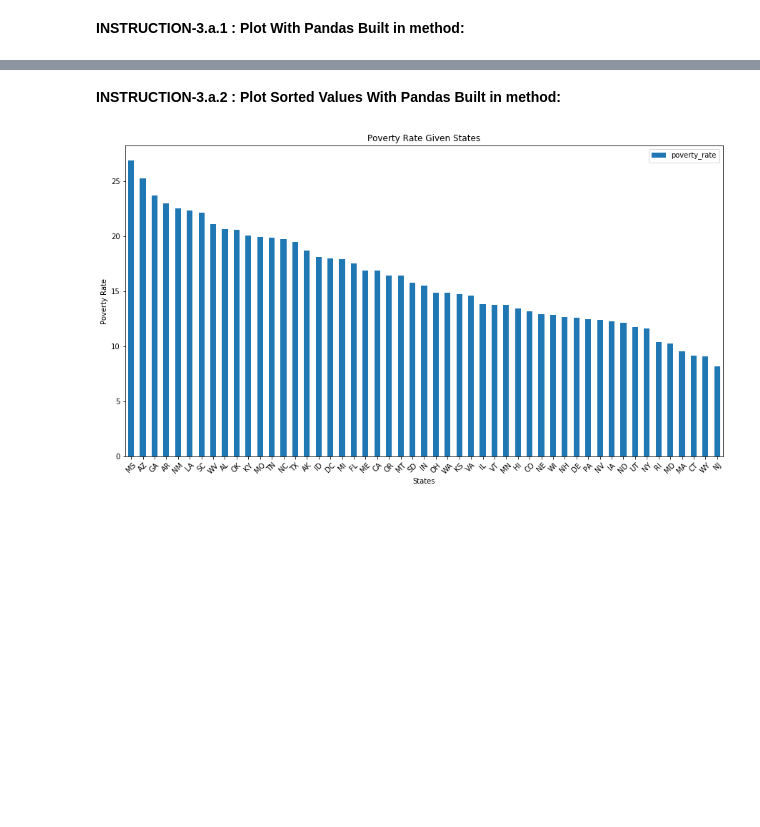
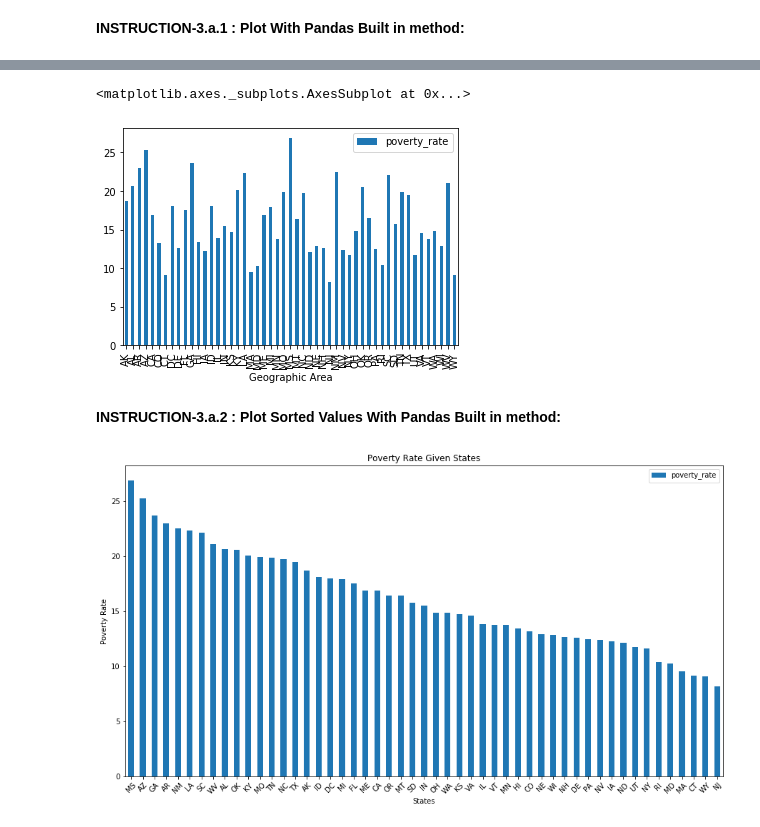
Before and after one commit to idenw/Statistics-Data-Analysis-with-Python-Data-Visualization-with-Python, a Jupyter notebook: 02-EU_DS_DVPy_M1-(PoliceKills)/USA_Fatal_Police_Shoot_Analyse_student_version.ipynb, the cells around one changed output, grey strips where cells are left out. Cells and saved outputs as stored; diff of their text form; code cells hidden in the pictures; blank space fills up the shorter version.

```diff
--- a/02-EU_DS_DVPy_M1-(PoliceKills)/USA_Fatal_Police_Shoot_Analyse_student_version.ipynb
+++ b/02-EU_DS_DVPy_M1-(PoliceKills)/USA_Fatal_Police_Shoot_Analyse_student_version.ipynb
@@ -77,5 +77,7 @@ memory usage: 687.5+ KB
 Problem: data type of poverty_rate colum is object. We need to convert it to a numeric type (float).
 # %% [markdown]
 **INSTRUCTION-2 : Convert type of poverty_rate colum to a numeric type (float).**
+# %%
+pr["poverty_rate"]= pr["poverty_rate"].astype("float")
 # %% [markdown]
 **INSTRUCTION-3 : Plot the Poverty rate of each state. (Demonstrate mean value of each Geogrophic Area (AL, AK, AR).)**
@@ -87,2 +138,7 @@ Problem: data type of poverty_rate colum is object. We need to convert it to a n
+# %%
+pr.groupby("Geographic Area").mean().plot.bar()
+# %% [output]
+<matplotlib.axes._subplots.AxesSubplot at 0x...>
+[figure, added]
 # %% [markdown]
 **INSTRUCTION-3.a.2 : Plot Sorted Values With Pandas Built in method:**
```
Also changed, not shown: parts of 28 cells of this notebook.
